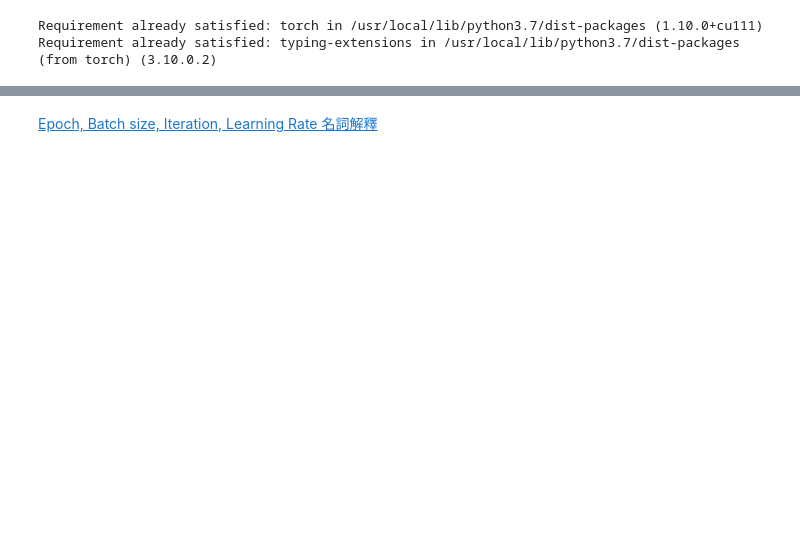
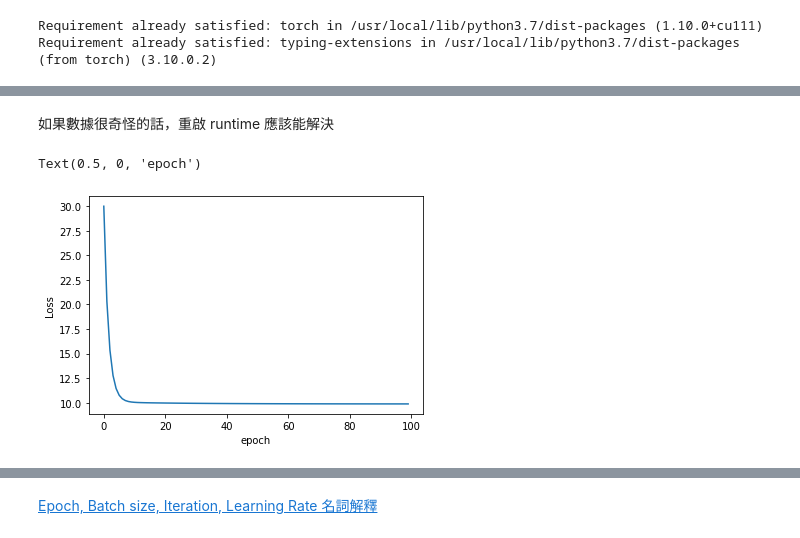
Before and after one commit to BoshiLee/pytorch_learning, a Jupyter notebook: Mean_squar_error.ipynb, the cells around one changed output, grey strips where cells are left out. Drawn from its saved outputs; the diff is of its cells as text; code cells hidden in the pictures; blank space fills up the shorter version.

```diff
--- a/Mean_squar_error.ipynb
+++ b/Mean_squar_error.ipynb
@@ -61,10 +53,13 @@ losses = []
 # %%
-for e in range(epochs):
+epochs = 100
+losses = []
+for i in range(epochs):
   y_pred = model.forward(X)
-  loss = criterion(y_pred, Y)
-  print("epoch:", e, "loss=" ,loss.item())
+  loss = criterion(y_pred, y)
+  print("epoch:", i, "loss:", loss.item())
+
   losses.append(loss)
   optimizer.zero_grad()
-  loss.backward()
-  optimizer.step()
+  loss.backward() # 對 loss 微分
+  optimizer.step() # 更新 Model 的參數
 # %% [output]
@@ -87,0 +83,9 @@ epoch: 99 loss= 2.4278321439397345e+32
+# %% [markdown]
+如果數據很奇怪的話，重啟 runtime 應該能解決
+# %%
+plt.plot(range(epochs), losses)
+plt.ylabel('Loss')
+plt.xlabel('epoch')
+# %% [output]
+Text(0.5, 0, 'epoch')
+[figure, added]
```
Also changed, not shown: parts of 9 cells of this notebook.
